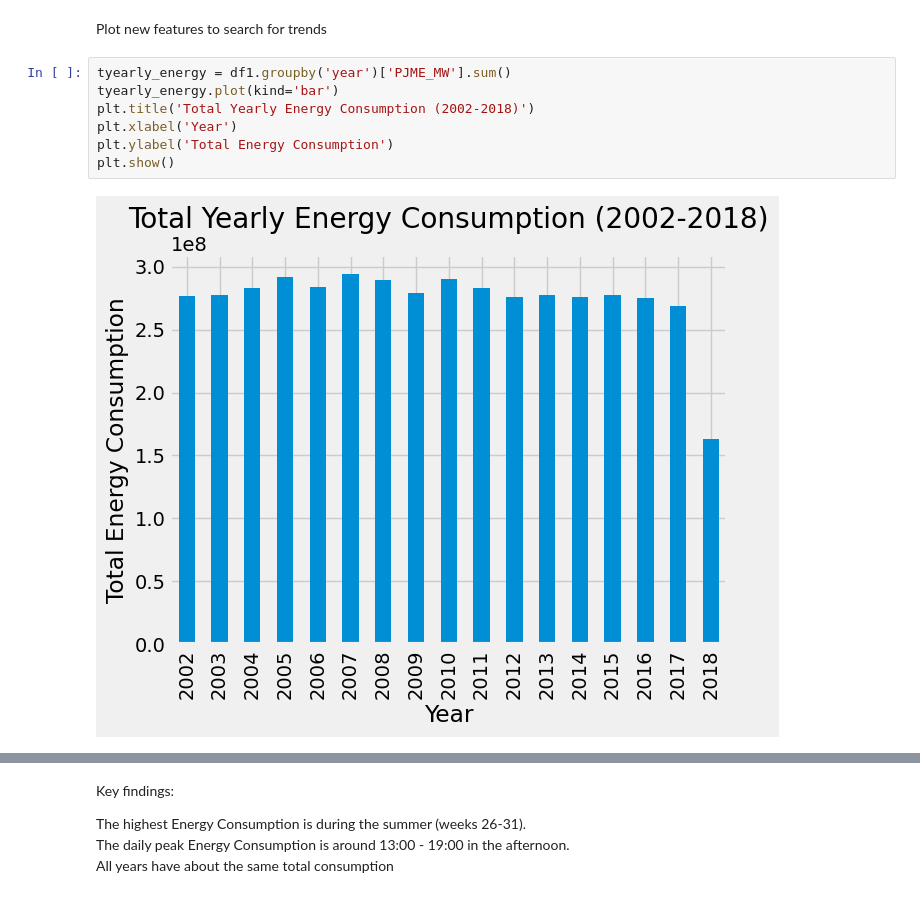
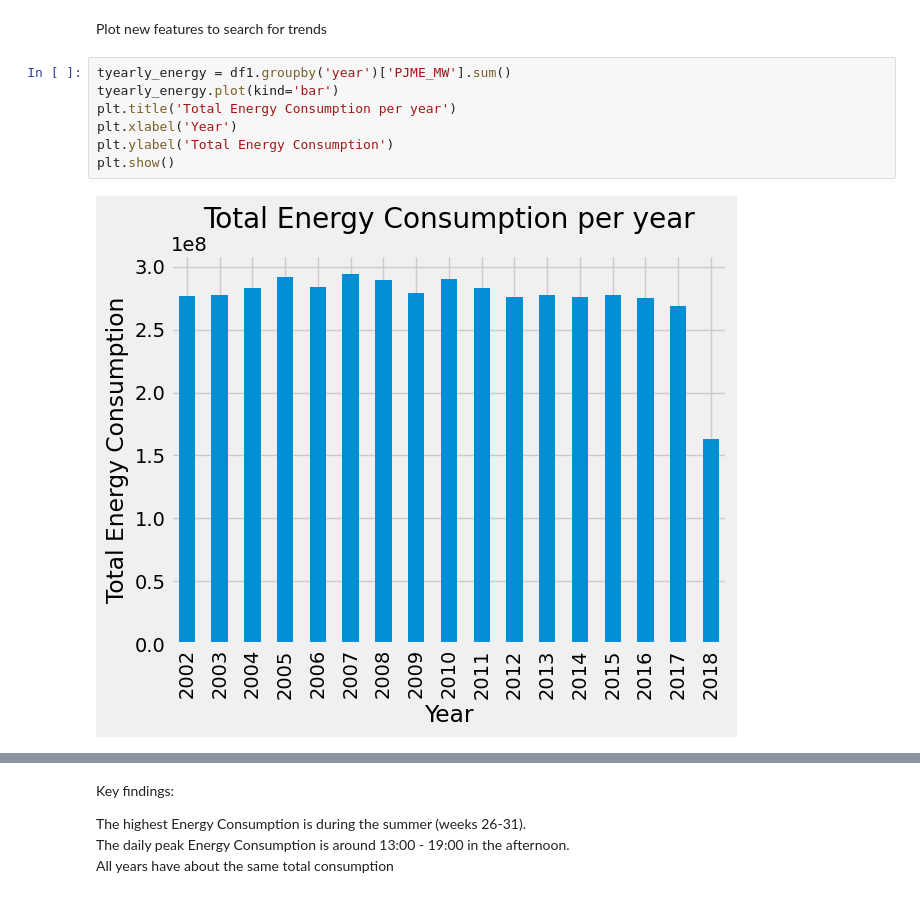
Before and after one commit to OrestisVaggelis/Energy-Consumption-Forecasting, a Jupyter notebook: EnergyConsumption.ipynb, the cells around one changed output, grey strips where cells are left out. Saved outputs shown, nothing was run; the diff lists cells and outputs as text.

```diff
--- a/EnergyConsumption.ipynb
+++ b/EnergyConsumption.ipynb
@@ -276,12 +271,12 @@ Plot new features to search for trends
 # %%
 tyearly_energy = df1.groupby('year')['PJME_MW'].sum()
 tyearly_energy.plot(kind='bar')
-plt.title('Total Yearly Energy Consumption (2002-2018)')
+plt.title('Total Energy Consumption per year')
 plt.xlabel('Year')
 plt.ylabel('Total Energy Consumption')
 plt.show()
 # %% [output]
-[figure, old version]
+[figure, new version]
 # %%
 monthly_energy = df1.groupby(['year', 'month'])['PJME_MW'].sum().reset_index()
 pivot_table = monthly_energy.pivot(index="month", columns="year", values="PJME_MW")
```
Also changed, not shown: parts of 11 cells of this notebook, 1 other file.
